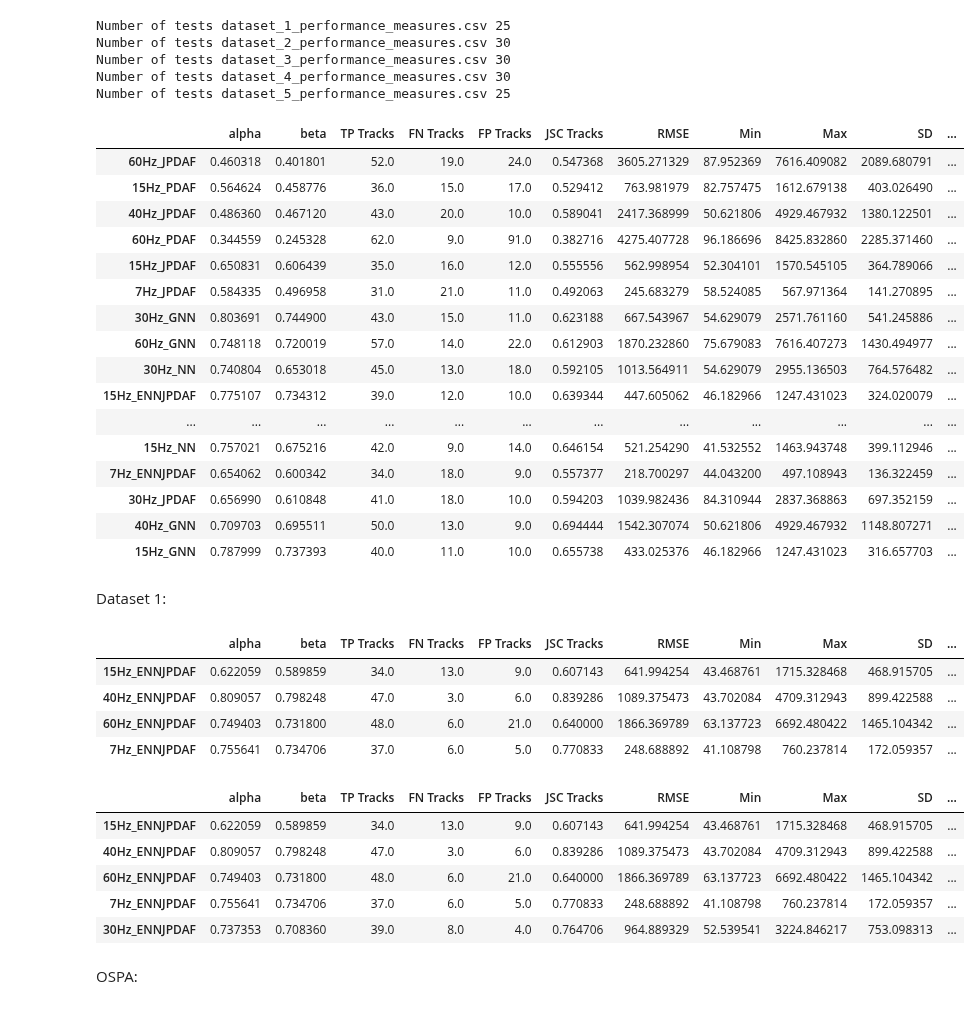
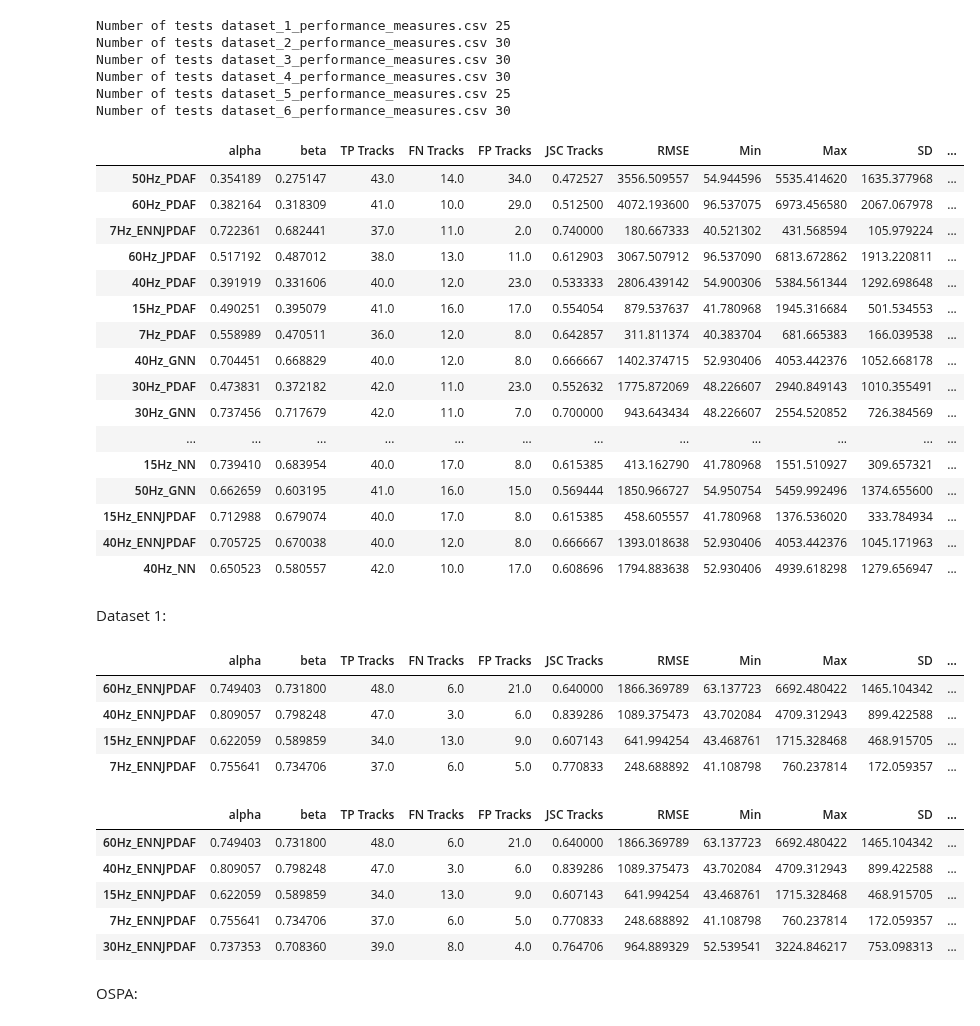
Before and after one commit to MarianoFernandez0/Proyecto-, a Jupyter notebook: tracking_algorithm_evaluation/Plots.ipynb, the cells around one changed output. Saved outputs shown, nothing was run; the diff lists cells and outputs as text; code cells hidden in the pictures.

```diff
--- a/tracking_algorithm_evaluation/Plots.ipynb
+++ b/tracking_algorithm_evaluation/Plots.ipynb
@@ -21,7 +21,7 @@ datasets = []
 for file in files:
     tracks = pd.read_csv(os.path.join(datasets_dir, file), index_col=0)
     datasets.append(tracks)
-    print('Number of tests', file, tracks.shape[0])
+    print('Numbe'Passing list-likes to .loc or [] with any missing labels is no longer supportedr of tests', file, tracks.shape[0])
 tracks.head(-1)
 # %% [output]
 Number of tests dataset_1_performance_measures.csv 25
@@ -29,38 +29,39 @@ Number of tests dataset_2_performance_measures.csv 30
 Number of tests dataset_3_performance_measures.csv 30
 Number of tests dataset_4_performance_measures.csv 30
 Number of tests dataset_5_performance_measures.csv 25
+Number of tests dataset_6_performance_measures.csv 30
 |  | alpha | beta | TP Tracks | FN Tracks | FP Tracks | JSC Tracks | RMSE | Min | Max | SD | ... |
-| 60Hz_JPDAF | 0.460318 | 0.401801 | 52.0 | 19.0 | 24.0 | 0.547368 | 3605.271329 | 87.952369 | 7616.409082 | 2089.680791 | ... |
-| 15Hz_PDAF | 0.564624 | 0.458776 | 36.0 | 15.0 | 17.0 | 0.529412 | 763.981979 | 82.757475 | 1612.679138 | 403.026490 | ... |
-| 40Hz_JPDAF | 0.486360 | 0.467120 | 43.0 | 20.0 | 10.0 | 0.589041 | 2417.368999 | 50.621806 | 4929.467932 | 1380.122501 | ... |
-| 60Hz_PDAF | 0.344559 | 0.245328 | 62.0 | 9.0 | 91.0 | 0.382716 | 4275.407728 | 96.186696 | 8425.832860 | 2285.371460 | ... |
-| 15Hz_JPDAF | 0.650831 | 0.606439 | 35.0 | 16.0 | 12.0 | 0.555556 | 562.998954 | 52.304101 | 1570.545105 | 364.789066 | ... |
-| 7Hz_JPDAF | 0.584335 | 0.496958 | 31.0 | 21.0 | 11.0 | 0.492063 | 245.683279 | 58.524085 | 567.971364 | 141.270895 | ... |
-| 30Hz_GNN | 0.803691 | 0.744900 | 43.0 | 15.0 | 11.0 | 0.623188 | 667.543967 | 54.629079 | 2571.761160 | 541.245886 | ... |
-| 60Hz_GNN | 0.748118 | 0.720019 | 57.0 | 14.0 | 22.0 | 0.612903 | 1870.232860 | 75.679083 | 7616.407273 | 1430.494977 | ... |
-| 30Hz_NN | 0.740804 | 0.653018 | 45.0 | 13.0 | 18.0 | 0.592105 | 1013.564911 | 54.629079 | 2955.136503 | 764.576482 | ... |
-| 15Hz_ENNJPDAF | 0.775107 | 0.734312 | 39.0 | 12.0 | 10.0 | 0.639344 | 447.605062 | 46.182966 | 1247.431023 | 324.020079 | ... |
+| 50Hz_PDAF | 0.354189 | 0.275147 | 43.0 | 14.0 | 34.0 | 0.472527 | 3556.509557 | 54.944596 | 5535.414620 | 1635.377968 | ... |
+| 60Hz_PDAF | 0.382164 | 0.318309 | 41.0 | 10.0 | 29.0 | 0.512500 | 4072.193600 | 96.537075 | 6973.456580 | 2067.067978 | ... |
+| 7Hz_ENNJPDAF | 0.722361 | 0.682441 | 37.0 | 11.0 | 2.0 | 0.740000 | 180.667333 | 40.521302 | 431.568594 | 105.979224 | ... |
+| 60Hz_JPDAF | 0.517192 | 0.487012 | 38.0 | 13.0 | 11.0 | 0.612903 | 3067.507912 | 96.537090 | 6813.672862 | 1913.220811 | ... |
+| 40Hz_PDAF | 0.391919 | 0.331606 | 40.0 | 12.0 | 23.0 | 0.533333 | 2806.439142 | 54.900306 | 5384.561344 | 1292.698648 | ... |
+| 15Hz_PDAF | 0.490251 | 0.395079 | 41.0 | 16.0 | 17.0 | 0.554054 | 879.537637 | 41.780968 | 1945.316684 | 501.534553 | ... |
+| 7Hz_PDAF | 0.558989 | 0.470511 | 36.0 | 12.0 | 8.0 | 0.642857 | 311.811374 | 40.383704 | 681.665383 | 166.039538 | ... |
+| 40Hz_GNN | 0.704451 | 0.668829 | 40.0 | 12.0 | 8.0 | 0.666667 | 1402.374715 | 52.930406 | 4053.442376 | 1052.668178 | ... |
+| 30Hz_PDAF | 0.473831 | 0.372182 | 42.0 | 11.0 | 23.0 | 0.552632 | 1775.872069 | 48.226607 | 2940.849143 | 1010.355491 | ... |
+| 30Hz_GNN | 0.737456 | 0.717679 | 42.0 | 11.0 | 7.0 | 0.700000 | 943.643434 | 48.226607 | 2554.520852 | 726.384569 | ... |
 | ... | ... | ... | ... | ... | ... | ... | ... | ... | ... | ... | ... |
-| 15Hz_NN | 0.757021 | 0.675216 | 42.0 | 9.0 | 14.0 | 0.646154 | 521.254290 | 41.532552 | 1463.943748 | 399.112946 | ... |
-| 7Hz_ENNJPDAF | 0.654062 | 0.600342 | 34.0 | 18.0 | 9.0 | 0.557377 | 218.700297 | 44.043200 | 497.108943 | 136.322459 | ... |
-| 30Hz_JPDAF | 0.656990 | 0.610848 | 41.0 | 18.0 | 10.0 | 0.594203 | 1039.982436 | 84.310944 | 2837.368863 | 697.352159 | ... |
-| 40Hz_GNN | 0.709703 | 0.695511 | 50.0 | 13.0 | 9.0 | 0.694444 | 1542.307074 | 50.621806 | 4929.467932 | 1148.807271 | ... |
-| 15Hz_GNN | 0.787999 | 0.737393 | 40.0 | 11.0 | 10.0 | 0.655738 | 433.025376 | 46.182966 | 1247.431023 | 316.657703 | ... |
+| 15Hz_NN | 0.739410 | 0.683954 | 40.0 | 17.0 | 8.0 | 0.615385 | 413.162790 | 41.780968 | 1551.510927 | 309.657321 | ... |
+| 50Hz_GNN | 0.662659 | 0.603195 | 41.0 | 16.0 | 15.0 | 0.569444 | 1850.966727 | 54.950754 | 5459.992496 | 1374.655600 | ... |
+| 15Hz_ENNJPDAF | 0.712988 | 0.679074 | 40.0 | 17.0 | 8.0 | 0.615385 | 458.605557 | 41.780968 | 1376.536020 | 333.784934 | ... |
+| 40Hz_ENNJPDAF | 0.705725 | 0.670038 | 40.0 | 12.0 | 8.0 | 0.666667 | 1393.018638 | 52.930406 | 4053.442376 | 1045.171963 | ... |
+| 40Hz_NN | 0.650523 | 0.580557 | 42.0 | 10.0 | 17.0 | 0.608696 | 1794.883638 | 52.930406 | 4939.618298 | 1279.656947 | ... |
 # %% [markdown]
 Dataset 1:
 # %%
 results = datasets[0]
 results_att_sort = []
 for att in algorithms:
-    idxs = [idx for idx in tracks.index if att == idx.split(sep='_')[1]]
+    idxs = [idx for idx in results.index if att == idx.split(sep='_')[1]]
     results_att = results.loc[idxs, :]
     results_att_sort.append(results_att)
 results_att.head(-1)
 # %% [output]
 |  | alpha | beta | TP Tracks | FN Tracks | FP Tracks | JSC Tracks | RMSE | Min | Max | SD | ... |
+| 60Hz_ENNJPDAF | 0.749403 | 0.731800 | 48.0 | 6.0 | 21.0 | 0.640000 | 1866.369789 | 63.137723 | 6692.480422 | 1465.104342 | ... |
+| 40Hz_ENNJPDAF | 0.809057 | 0.798248 | 47.0 | 3.0 | 6.0 | 0.839286 | 1089.375473 | 43.702084 | 4709.312943 | 899.422588 | ... |
 | 15Hz_ENNJPDAF | 0.622059 | 0.589859 | 34.0 | 13.0 | 9.0 | 0.607143 | 641.994254 | 43.468761 | 1715.328468 | 468.915705 | ... |
-| 40Hz_ENNJPDAF | 0.809057 | 0.798248 | 47.0 | 3.0 | 6.0 | 0.839286 | 1089.375473 | 43.702084 | 4709.312943 | 899.422588 | ... |
-| 60Hz_ENNJPDAF | 0.749403 | 0.731800 | 48.0 | 6.0 | 21.0 | 0.640000 | 1866.369789 | 63.137723 | 6692.480422 | 1465.104342 | ... |
 | 7Hz_ENNJPDAF | 0.755641 | 0.734706 | 37.0 | 6.0 | 5.0 | 0.770833 | 248.688892 | 41.108798 | 760.237814 | 172.059357 | ... |
 # %%
 for i, results_att in enumerate(results_att_sort):
@@ -72,9 +73,9 @@ for i, results_att in enumerate(results_att_sort):
 results_att.head()
 # %% [output]
 |  | alpha | beta | TP Tracks | FN Tracks | FP Tracks | JSC Tracks | RMSE | Min | Max | SD | ... |
+| 60Hz_ENNJPDAF | 0.749403 | 0.731800 | 48.0 | 6.0 | 21.0 | 0.640000 | 1866.369789 | 63.137723 | 6692.480422 | 1465.104342 | ... |
+| 40Hz_ENNJPDAF | 0.809057 | 0.798248 | 47.0 | 3.0 | 6.0 | 0.839286 | 1089.375473 | 43.702084 | 4709.312943 | 899.422588 | ... |
 | 15Hz_ENNJPDAF | 0.622059 | 0.589859 | 34.0 | 13.0 | 9.0 | 0.607143 | 641.994254 | 43.468761 | 1715.328468 | 468.915705 | ... |
-| 40Hz_ENNJPDAF | 0.809057 | 0.798248 | 47.0 | 3.0 | 6.0 | 0.839286 | 1089.375473 | 43.702084 | 4709.312943 | 899.422588 | ... |
-| 60Hz_ENNJPDAF | 0.749403 | 0.731800 | 48.0 | 6.0 | 21.0 | 0.640000 | 1866.369789 | 63.137723 | 6692.480422 | 1465.104342 | ... |
 | 7Hz_ENNJPDAF | 0.755641 | 0.734706 | 37.0 | 6.0 | 5.0 | 0.770833 | 248.688892 | 41.108798 | 760.237814 | 172.059357 | ... |
 | 30Hz_ENNJPDAF | 0.737353 | 0.708360 | 39.0 | 8.0 | 4.0 | 0.764706 | 964.889329 | 52.539541 | 3224.846217 | 753.098313 | ... |
 # %% [markdown]
```
Also changed, not shown: parts of 3 cells of this notebook, 3 other files.
